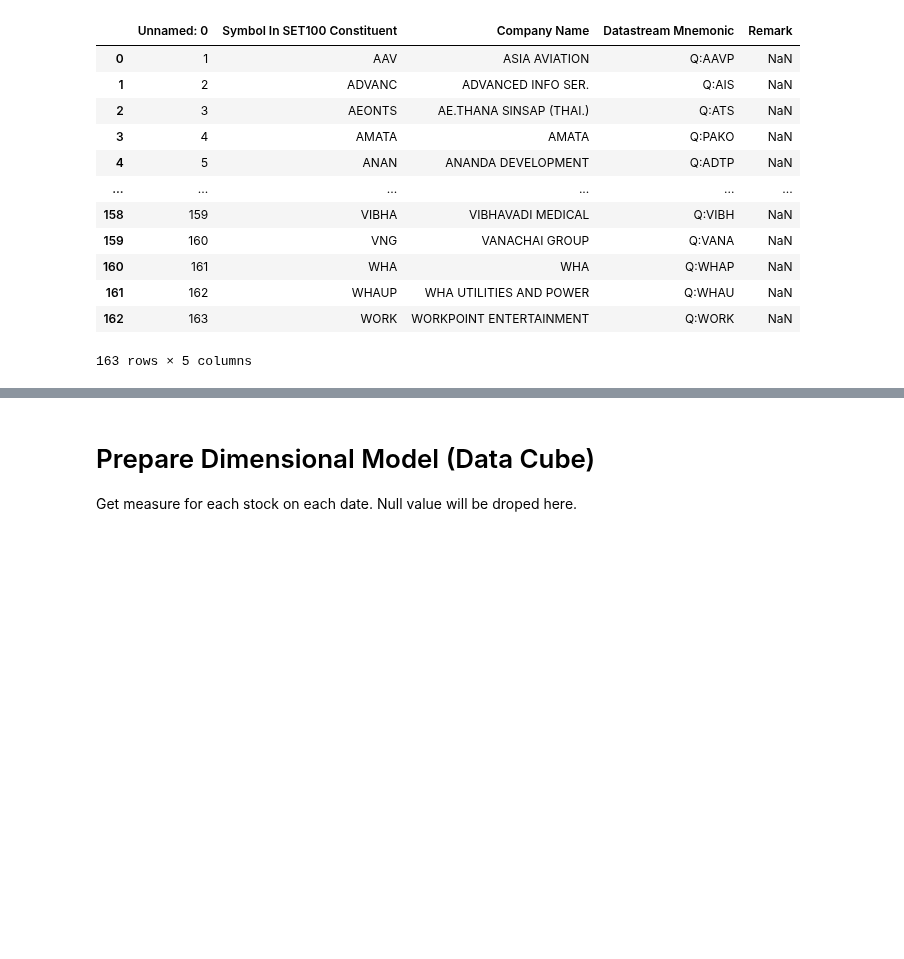
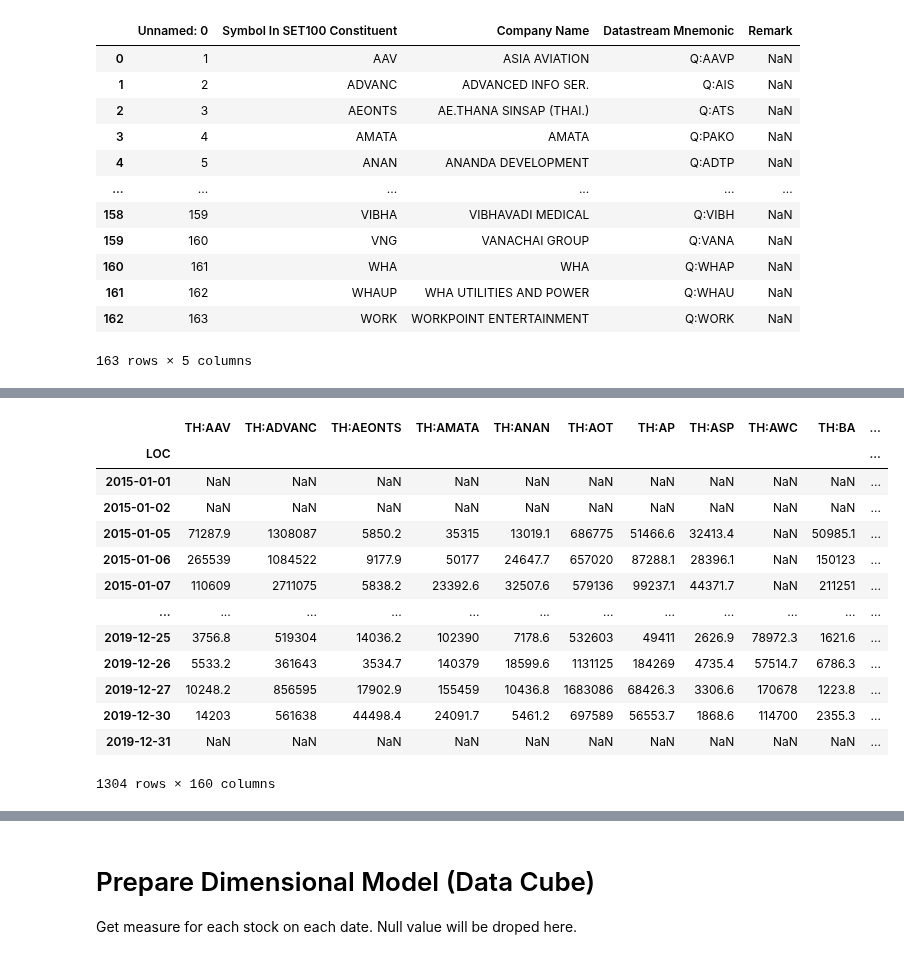
Before and after one commit to chayapan/thesis, a Jupyter notebook: 1.0 Data Acquisition/SET100Data_BuildDataSetV4.ipynb, the cells around one changed output, grey strips where cells are left out. Drawn from its saved outputs; the diff is of its cells as text; code cells hidden in the pictures; blank space fills up the shorter version.

```diff
--- a/1.0 Data Acquisition/SET100Data_BuildDataSetV4.ipynb
+++ b/1.0 Data Acquisition/SET100Data_BuildDataSetV4.ipynb
@@ -90,4 +87,21 @@ sm.VO
 1304 rows × 160 columns
+# %%
+sm.VA
+# %% [output]
+|  | TH:AAV | TH:ADVANC | TH:AEONTS | TH:AMATA | TH:ANAN | TH:AOT | TH:AP | TH:ASP | TH:AWC | TH:BA | ... |
+| LOC |  |  |  |  |  |  |  |  |  |  | ... |
+| 2015-01-01 | NaN | NaN | NaN | NaN | NaN | NaN | NaN | NaN | NaN | NaN | ... |
+| 2015-01-02 | NaN | NaN | NaN | NaN | NaN | NaN | NaN | NaN | NaN | NaN | ... |
+| 2015-01-05 | 71287.9 | 1308087 | 5850.2 | 35315 | 13019.1 | 686775 | 51466.6 | 32413.4 | NaN | 50985.1 | ... |
+| 2015-01-06 | 265539 | 1084522 | 9177.9 | 50177 | 24647.7 | 657020 | 87288.1 | 28396.1 | NaN | 150123 | ... |
+| 2015-01-07 | 110609 | 2711075 | 5838.2 | 23392.6 | 32507.6 | 579136 | 99237.1 | 44371.7 | NaN | 211251 | ... |
+| ... | ... | ... | ... | ... | ... | ... | ... | ... | ... | ... | ... |
+| 2019-12-25 | 3756.8 | 519304 | 14036.2 | 102390 | 7178.6 | 532603 | 49411 | 2626.9 | 78972.3 | 1621.6 | ... |
+| 2019-12-26 | 5533.2 | 361643 | 3534.7 | 140379 | 18599.6 | 1131125 | 184269 | 4735.4 | 57514.7 | 6786.3 | ... |
+| 2019-12-27 | 10248.2 | 856595 | 17902.9 | 155459 | 10436.8 | 1683086 | 68426.3 | 3306.6 | 170678 | 1223.8 | ... |
+| 2019-12-30 | 14203 | 561638 | 44498.4 | 24091.7 | 5461.2 | 697589 | 56553.7 | 1868.6 | 114700 | 2355.3 | ... |
+| 2019-12-31 | NaN | NaN | NaN | NaN | NaN | NaN | NaN | NaN | NaN | NaN | ... |
+1304 rows × 160 columns
 # %%
 sm.MV
 # %% [output]
```
Also changed, not shown: parts of 31 cells of this notebook, 7 other files.
